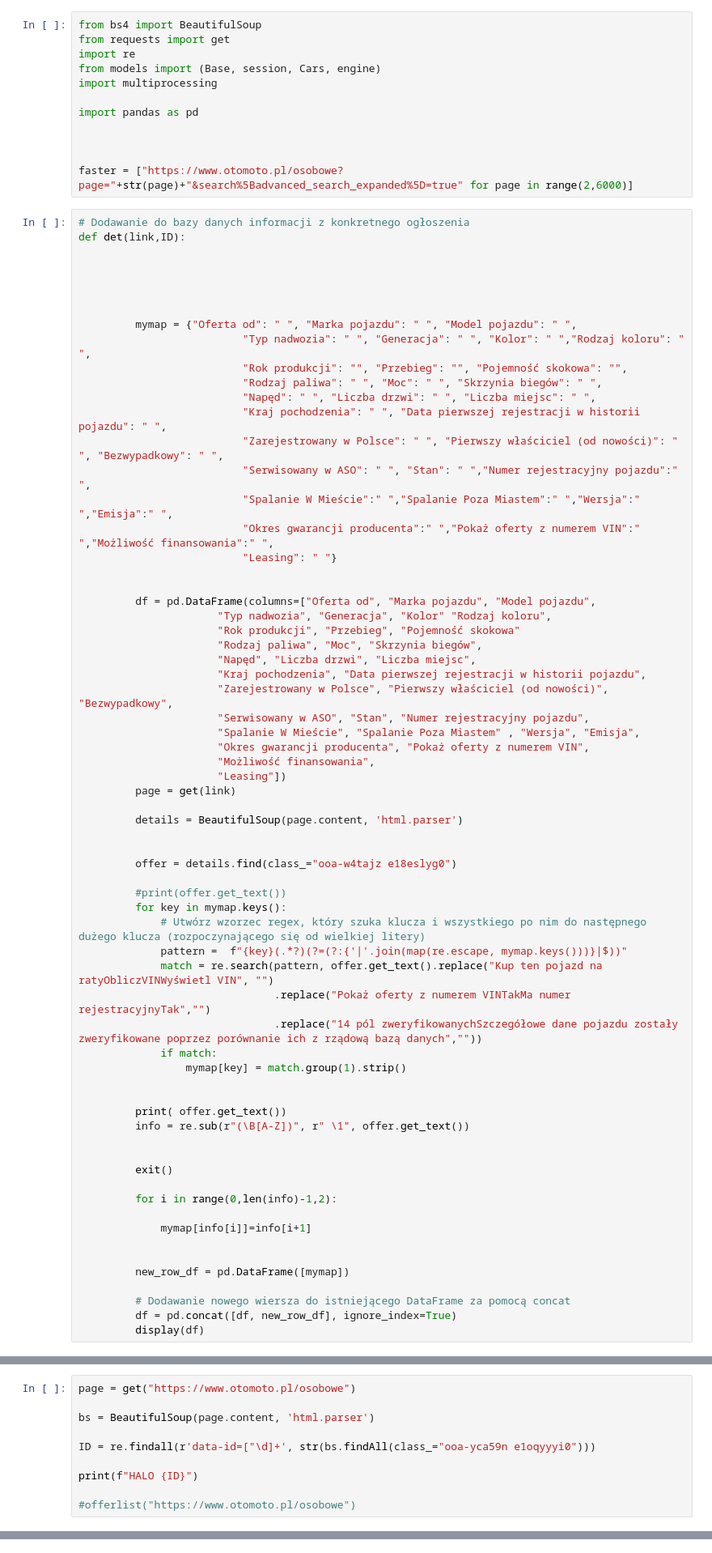
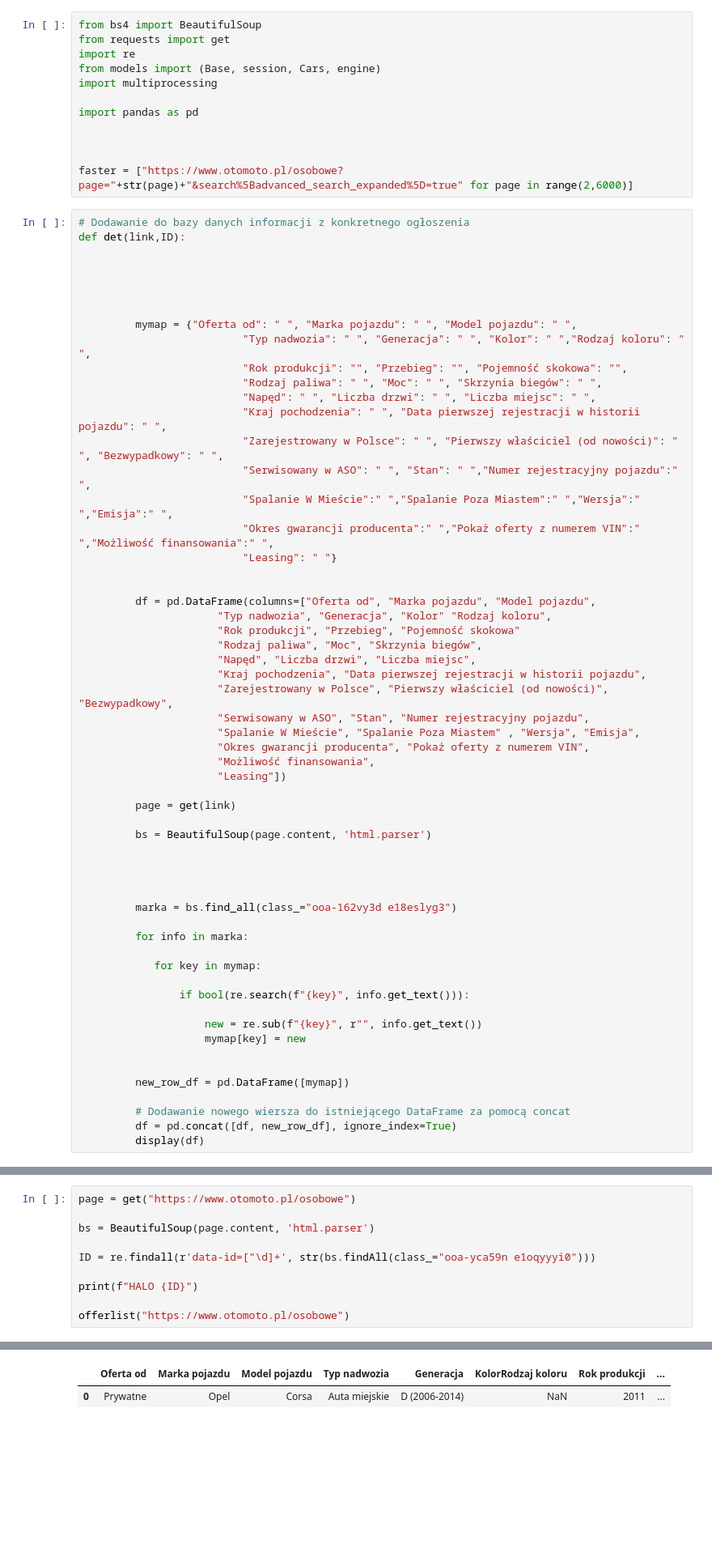
Before and after one commit to heidegerblaga/Data_science_on_cars, a Jupyter notebook: Untitled2.ipynb, the cells around one changed output, grey strips where cells are left out. Shown at 81% size. Cells and saved outputs as stored; diff of their text form; blank space fills up the shorter version.

```diff
--- a/Untitled2.ipynb
+++ b/Untitled2.ipynb
@@ -43,33 +43,24 @@ def det(link,ID):
                       "Okres gwarancji producenta", "Pokaż oferty z numerem VIN",
                       "Możliwość finansowania",
                       "Leasing"])
+
          page = get(link)
 
-         details = BeautifulSoup(page.content, 'html.parser')
+         bs = BeautifulSoup(page.content, 'html.parser')
 
 
-         offer = details.find(class_="ooa-w4tajz e18eslyg0")
-
-         #print(offer.get_text())
-         for key in mymap.keys():
-             # Utwórz wzorzec regex, który szuka klucza i wszystkiego po nim do następnego dużego klucza (rozpoczynającego się od wielkiej litery)
-             pattern =  f"{key}(.*?)(?=(?:{'|'.join(map(re.escape, mymap.keys()))}|$))"
-             match = re.search(pattern, offer.get_text().replace("Kup ten pojazd na ratyObliczVINWyświetl VIN", "")
-                               .replace("Pokaż oferty z numerem VINTakMa numer rejestracyjnyTak","")
-                               .replace("14 pól zweryfikowanychSzczegółowe dane pojazdu zostały zweryfikowane poprzez porównanie ich z rządową bazą danych",""))
-             if match:
-                 mymap[key] = match.group(1).strip()
 
 
-         print( offer.get_text())
-         info = re.sub(r"(\B[A-Z])", r" \1", offer.get_text())
+         marka = bs.find_all(class_="ooa-162vy3d e18eslyg3")
 
+         for info in marka:
 
-         exit()
+            for key in mymap:
 
-         for i in range(0,len(info)-1,2):
+                if bool(re.search(f"{key}", info.get_text())):
 
-             mymap[info[i]]=info[i+1]
+                    new = re.sub(f"{key}", r"", info.get_text())
+                    mymap[key] = new
 
 
          new_row_df = pd.DataFrame([mymap])
@@ -124,5 +115,5 @@ ID = re.findall(r'data-id=["\d]+', str(bs.findAll(class_="ooa-yca59n e1oqyyyi0")
 
 print(f"HALO {ID}")
 
-#offerlist("https://www.otomoto.pl/osobowe")
+offerlist("https://www.otomoto.pl/osobowe")
 # %% [output]
@@ -129,0 +121,2 @@ HALO ['data-id="6121052638"', 'data-id="6119662672"', 'data-id="6120787629"', 'd
+|  | Oferta od | Marka pojazdu | Model pojazdu | Typ nadwozia | Generacja | KolorRodzaj koloru | Rok produkcji | ... |
+| 0 | Prywatne | Opel | Corsa | Auta miejskie | D (2006-2014) | NaN | 2011 | ... |
```
Also changed, not shown: parts of 4 cells of this notebook, 9 other files.
